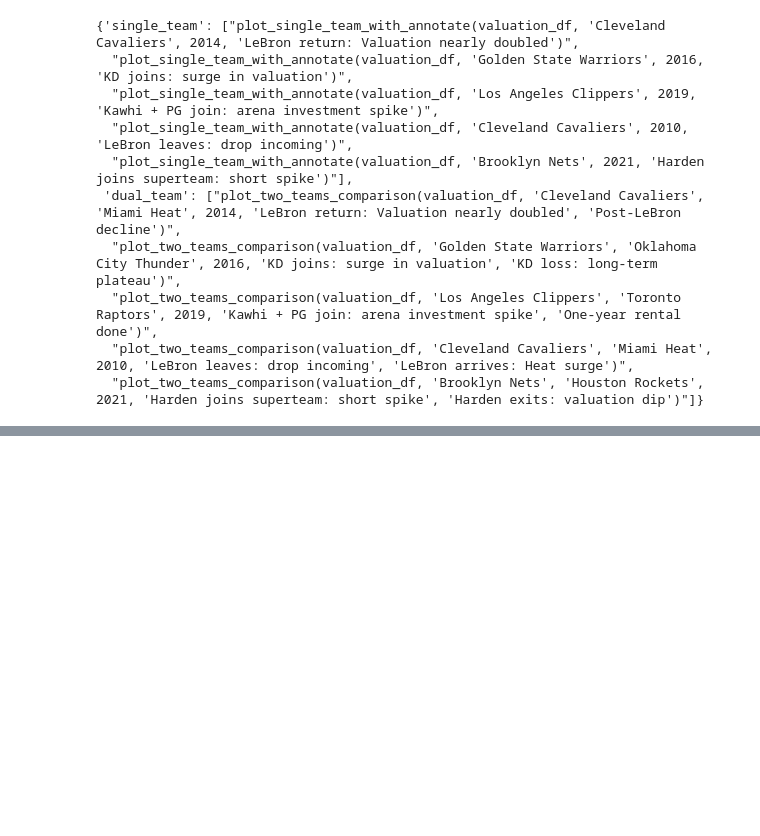
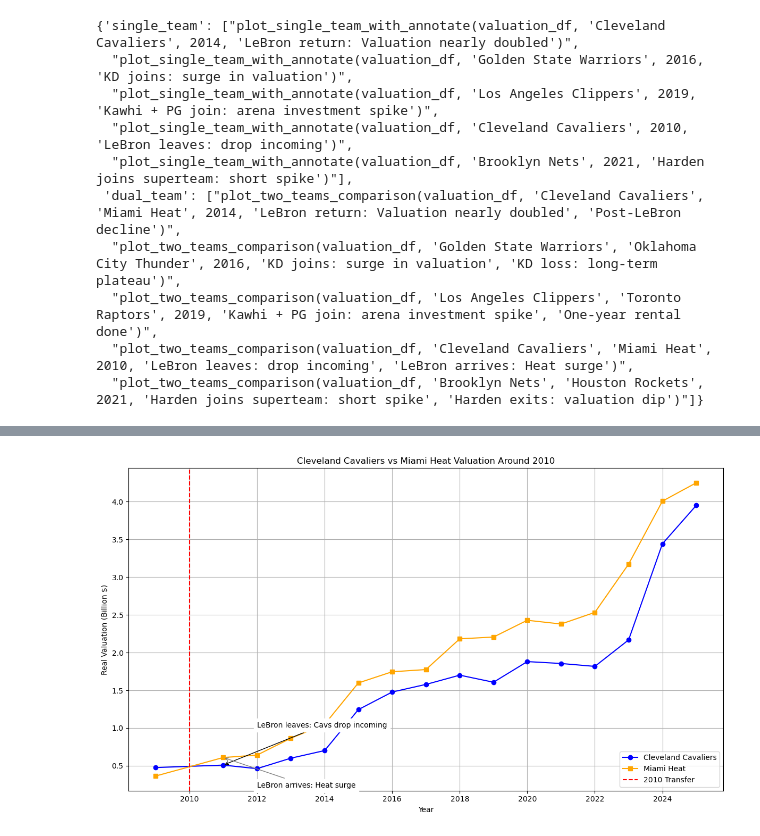
Before and after one commit to shokubohcm/personal_blog, a Jupyter notebook: nba_teamValuation/2_Case/Case.ipynb, the cells around one changed output, grey strips where cells are left out. Cells and saved outputs as stored; diff of their text form; code cells hidden in the pictures; blank space fills up the shorter version.

```diff
--- a/nba_teamValuation/2_Case/Case.ipynb
+++ b/nba_teamValuation/2_Case/Case.ipynb
@@ -134,3 +149,13 @@ plot_single_team_with_annotate(df, 'Brooklyn Nets', 2021, 'Harden joins supertea
+# %%
+plot_two_teams_comparison(
+    valuation_df_augmented,
+    'Cleveland Cavaliers', 'Miami Heat',
+    2010,
+    'LeBron leaves: Cavs drop incoming',
+    'LeBron arrives: Heat surge'
+)
+# %% [output]
+[figure, added]
 # %%
 plot_two_teams_comparison(df, 'Cleveland Cavaliers', 'Miami Heat', 2014, 'LeBron return: Valuation nearly doubled', 'Post-LeBron decline')
 plot_two_teams_comparison(df, 'Golden State Warriors', 'Oklahoma City Thunder', 2016, 'KD joins: surge in valuation', 'KD loss: long-term plateau')
```
Also changed, not shown: parts of 6 cells of this notebook.
